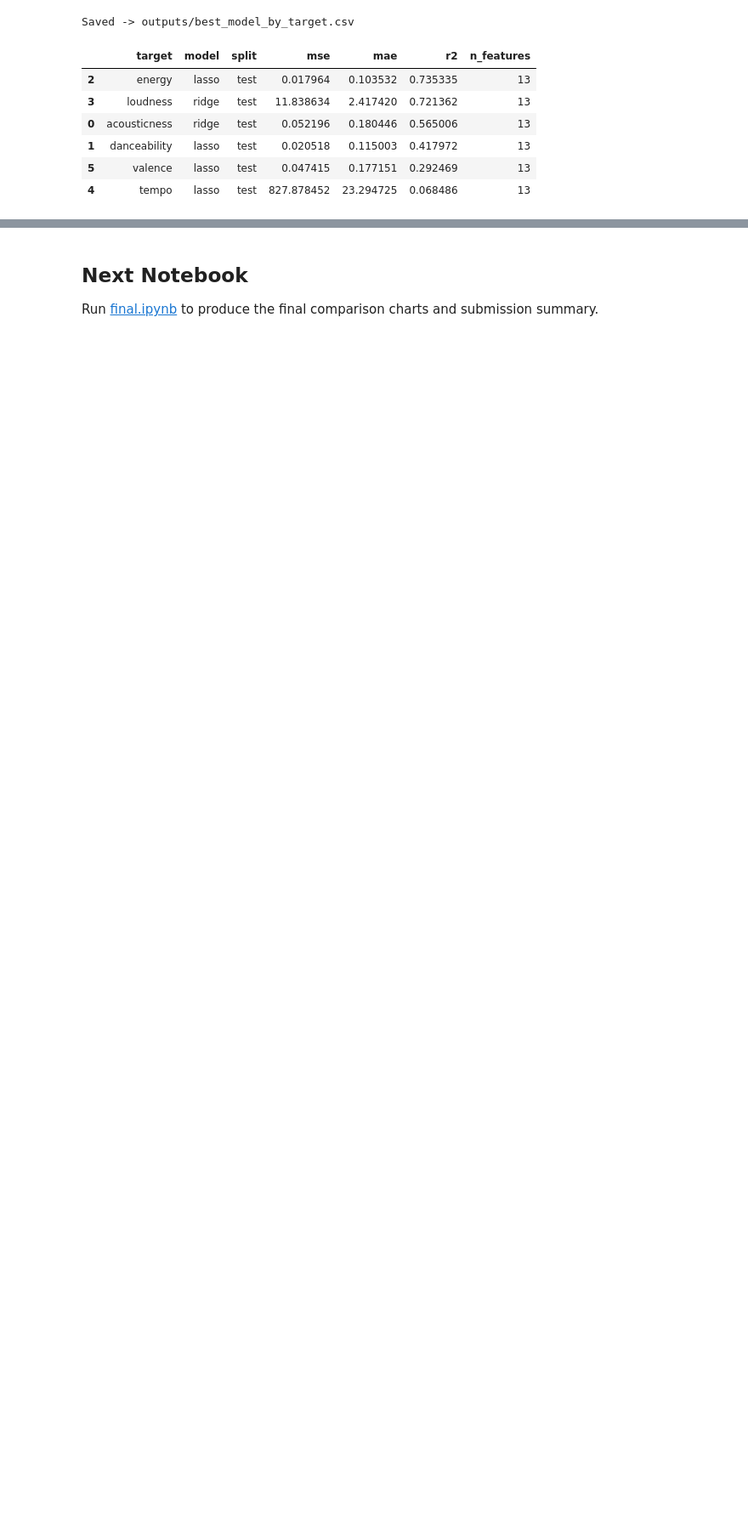
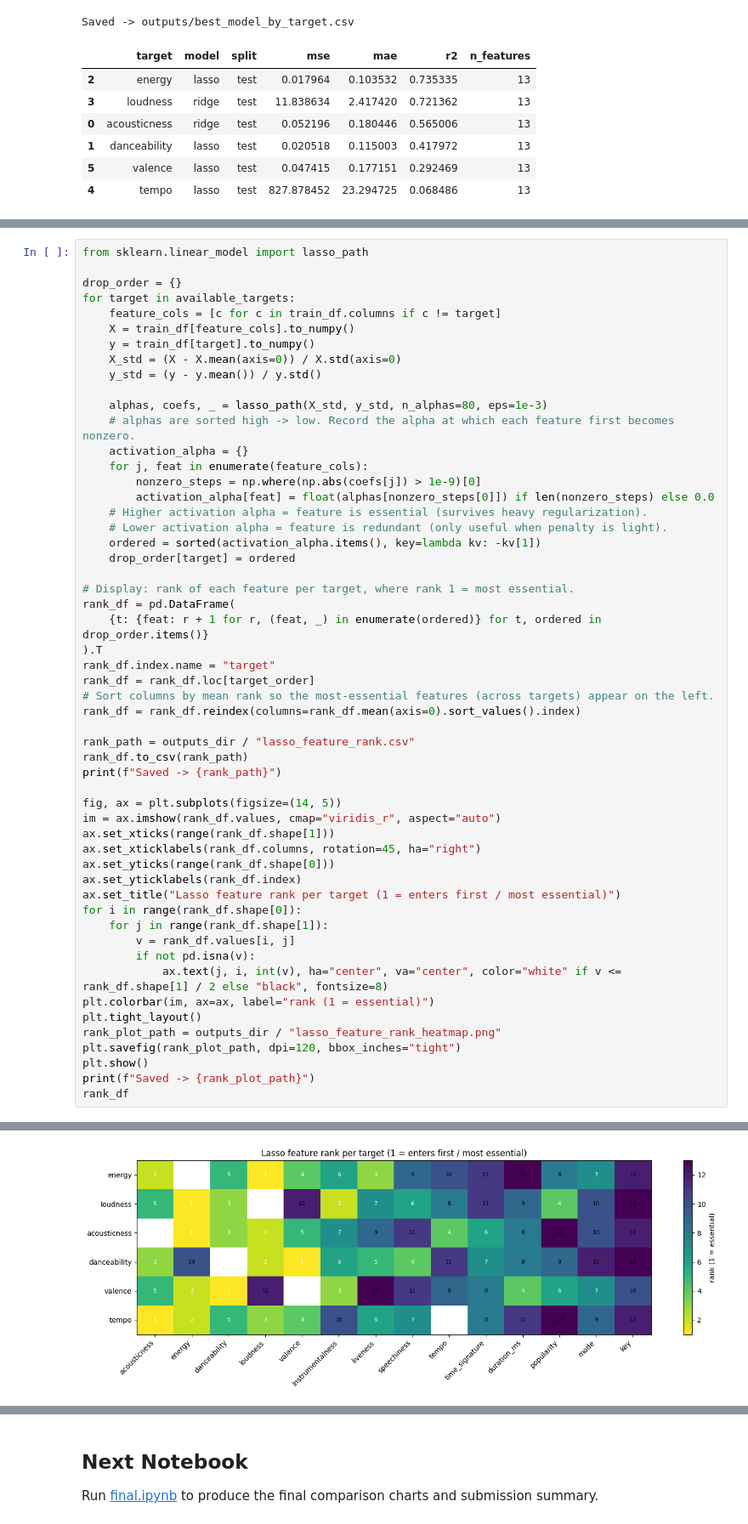
Before and after one commit to midhun-sadanand/danceable, a Jupyter notebook: regularized_models.ipynb, the cells around one changed output, grey strips where cells are left out. Shown at 85% size. Drawn from its saved outputs; the diff is of its cells as text; blank space fills up the shorter version.

```diff
--- a/regularized_models.ipynb
+++ b/regularized_models.ipynb
@@ -196,0 +329,55 @@ Saved -> outputs/best_model_by_target.csv
+# %%
+from sklearn.linear_model import lasso_path
+
+drop_order = {}
+for target in available_targets:
+    feature_cols = [c for c in train_df.columns if c != target]
+    X = train_df[feature_cols].to_numpy()
+    y = train_df[target].to_numpy()
+    X_std = (X - X.mean(axis=0)) / X.std(axis=0)
+    y_std = (y - y.mean()) / y.std()
+
+    alphas, coefs, _ = lasso_path(X_std, y_std, n_alphas=80, eps=1e-3)
+    # alphas are sorted high -> low. Record the alpha at which each feature first becomes nonzero.
+    activation_alpha = {}
+    for j, feat in enumerate(feature_cols):
+        nonzero_steps = np.where(np.abs(coefs[j]) > 1e-9)[0]
+        activation_alpha[feat] = float(alphas[nonzero_steps[0]]) if len(nonzero_steps) else 0.0
+    # Higher activation alpha = feature is essential (survives heavy regularization).
+    # Lower activation alpha = feature is redundant (only useful when penalty is light).
+    ordered = sorted(activation_alpha.items(), key=lambda kv: -kv[1])
+    drop_order[target] = ordered
+
+# Display: rank of each feature per target, where rank 1 = most essential.
+rank_df = pd.DataFrame(
+    {t: {feat: r + 1 for r, (feat, _) in enumerate(ordered)} for t, ordered in drop_order.items()}
+).T
+rank_df.index.name = "target"
+rank_df = rank_df.loc[target_order]
+# Sort columns by mean rank so the most-essential features (across targets) appear on the left.
+rank_df = rank_df.reindex(columns=rank_df.mean(axis=0).sort_values().index)
+
+rank_path = outputs_dir / "lasso_feature_rank.csv"
+rank_df.to_csv(rank_path)
+print(f"Saved -> {rank_path}")
+
+fig, ax = plt.subplots(figsize=(14, 5))
+im = ax.imshow(rank_df.values, cmap="viridis_r", aspect="auto")
+ax.set_xticks(range(rank_df.shape[1]))
+ax.set_xticklabels(rank_df.columns, rotation=45, ha="right")
+ax.set_yticks(range(rank_df.shape[0]))
+ax.set_yticklabels(rank_df.index)
+ax.set_title("Lasso feature rank per target (1 = enters first / most essential)")
+for i in range(rank_df.shape[0]):
+    for j in range(rank_df.shape[1]):
+        v = rank_df.values[i, j]
+        if not pd.isna(v):
+            ax.text(j, i, int(v), ha="center", va="center", color="white" if v <= rank_df.shape[1] / 2 else "black", fontsize=8)
+plt.colorbar(im, ax=ax, label="rank (1 = essential)")
+plt.tight_layout()
+rank_plot_path = outputs_dir / "lasso_feature_rank_heatmap.png"
+plt.savefig(rank_plot_path, dpi=120, bbox_inches="tight")
+plt.show()
+print(f"Saved -> {rank_plot_path}")
+rank_df
+# %% [output]
@@ -196,0 +385 @@ Saved -> outputs/best_model_by_target.csv
+[figure, added]
```
Also changed, not shown: parts of 8 cells of this notebook, 37 other files.
